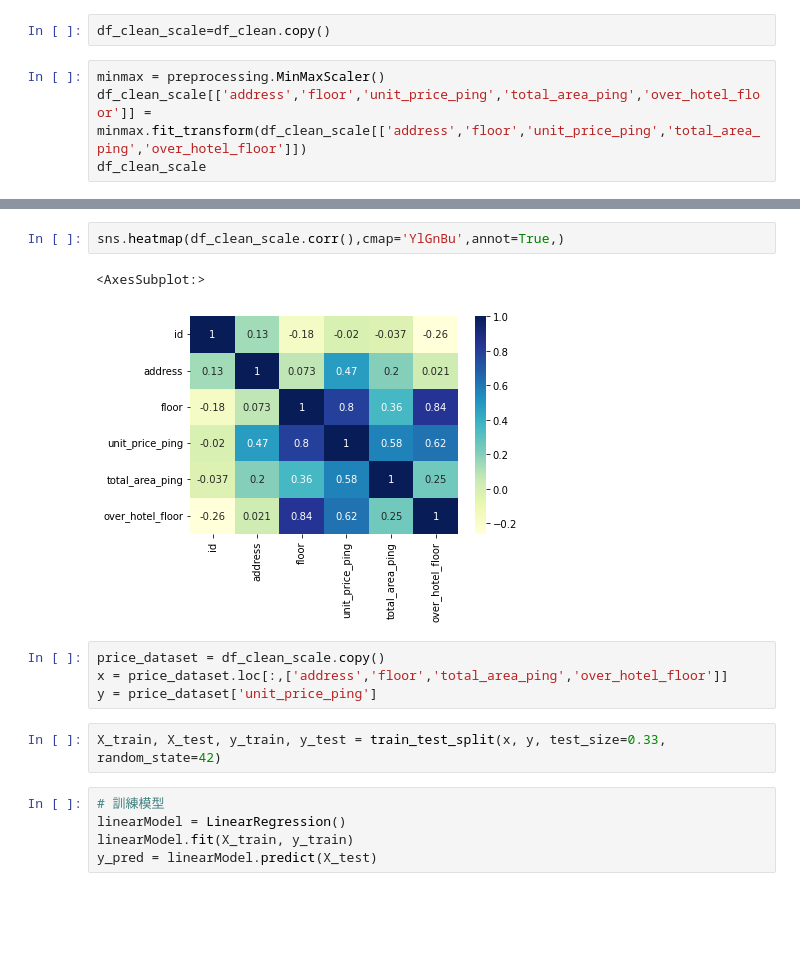
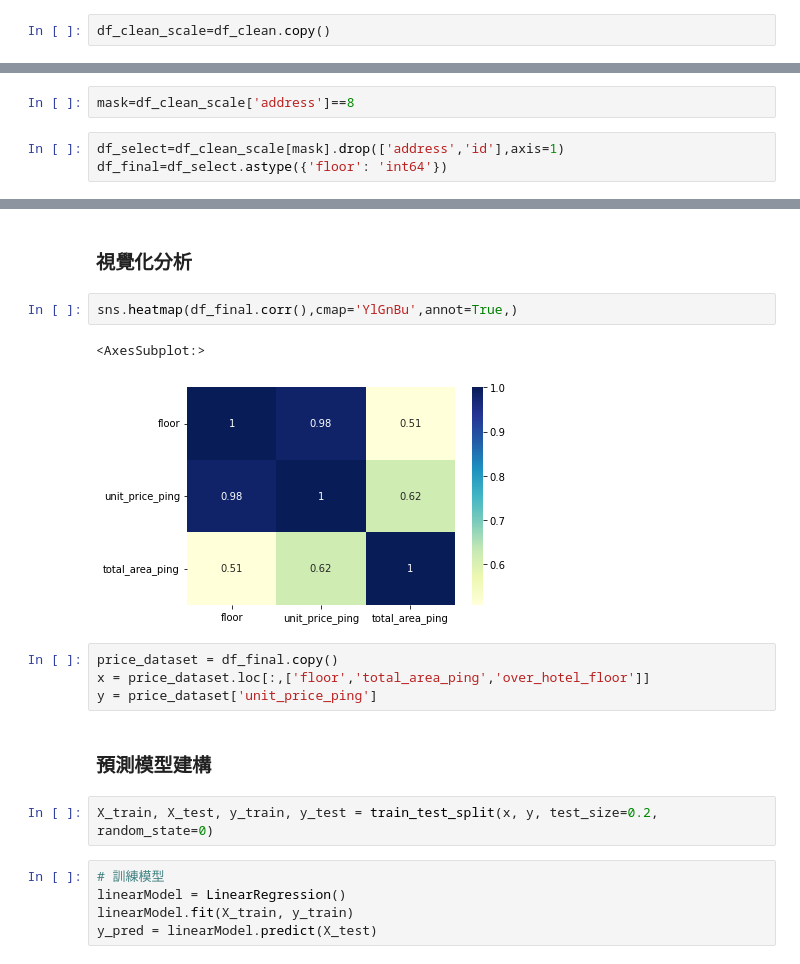
Before and after one commit to humphreyshen/Python_MachineLearning_HousePrice, a Jupyter notebook: Model/Regression.ipynb, the cells around one changed output, grey strips where cells are left out. Cells and saved outputs as stored; diff of their text form; blank space fills up the shorter version.

```diff
--- a/Model/Regression.ipynb
+++ b/Model/Regression.ipynb
@@ -133,7 +140,3 @@ df_clean
 143 rows × 6 columns
 # %%
 df_clean_scale=df_clean.copy()
-# %%
-minmax = preprocessing.MinMaxScaler()
-df_clean_scale[['address','floor','unit_price_ping','total_area_ping','over_hotel_floor']] = minmax.fit_transform(df_clean_scale[['address','floor','unit_price_ping','total_area_ping','over_hotel_floor']])
-df_clean_scale
@@ -153,0 +143,5 @@ df_clean_scale
+# %%
+mask=df_clean_scale['address']==8
+# %%
+df_select=df_clean_scale[mask].drop(['address','id'],axis=1)
+df_final=df_select.astype({'floor': 'int64'})
@@ -154,14 +169,18 @@ df_clean_scale
+# %% [markdown]
+### 視覺化分析
 # %%
-sns.heatmap(df_clean_scale.corr(),cmap='YlGnBu',annot=True,)
+sns.heatmap(df_final.corr(),cmap='YlGnBu',annot=True,)
 # %% [output]
 <AxesSubplot:>
-[figure, old version]
+[figure, new version]
 # %%
-price_dataset = df_clean_scale.copy()
-x = price_dataset.loc[:,['address','floor','total_area_ping','over_hotel_floor']]
+price_dataset = df_final.copy()
+x = price_dataset.loc[:,['floor','total_area_ping','over_hotel_floor']]
 y = price_dataset['unit_price_ping']
+# %% [markdown]
+### 預測模型建構
 # %%
-X_train, X_test, y_train, y_test = train_test_split(x, y, test_size=0.33, random_state=42)
+X_train, X_test, y_train, y_test = train_test_split(x, y, test_size=0.2, random_state=0)
 # %%
 # 訓練模型
 linearModel = LinearRegression()
```
Also changed, not shown: parts of 22 cells of this notebook.
